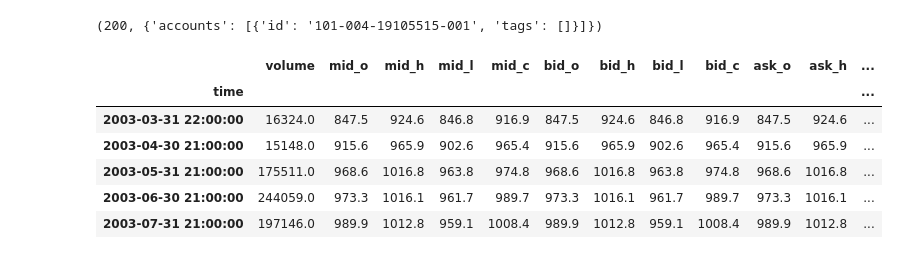
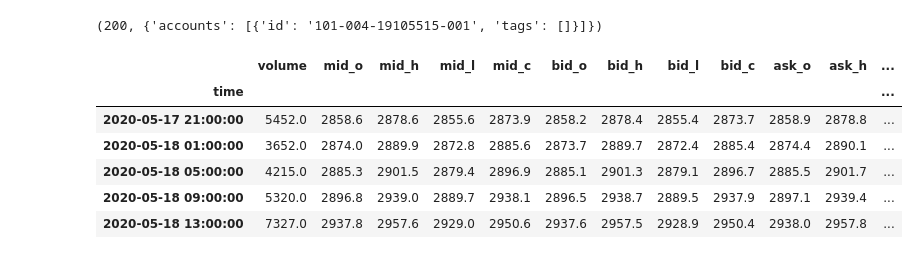
Before and after one commit to camiloblanco/AlgoTrading, a Jupyter notebook: 5_dev/04_White_Robot/White_Robot_V_1_0.ipynb, the cells around one changed output. Saved outputs shown, nothing was run; the diff lists cells and outputs as text; code cells hidden in the pictures.

```diff
--- a/5_dev/04_White_Robot/White_Robot_V_1_0.ipynb
+++ b/5_dev/04_White_Robot/White_Robot_V_1_0.ipynb
@@ -29,20 +31,21 @@ print(oandaAcc.account_list())
 (200, {'accounts': [{'id': '101-004-19105515-001', 'tags': []}]})
 # %%
 # Retrieve the index data as a time-series dataframe usign a date range
+#https://developer.oanda.com/rest-live-v20/instrument-df/#CandlestickGranularity
 asset_name="SPX500_USD"
-granularity="M"
-from_date = pd.to_datetime('1/1/2003')
-to_date  = pd.to_datetime('4/30/2021')
+granularity="H4"
+from_date = pd.to_datetime('5/16/2020')
+to_date  = pd.to_datetime('5/16/2021')
 candle_data = oandaAcc.get_candles_dates(asset_name, granularity,from_date,to_date)
 candle_data.head()
 # %% [output]
 |  | volume | mid_o | mid_h | mid_l | mid_c | bid_o | bid_h | bid_l | bid_c | ask_o | ask_h | ... |
 | time |  |  |  |  |  |  |  |  |  |  |  | ... |
-| 2003-03-31 22:00:00 | 16324.0 | 847.5 | 924.6 | 846.8 | 916.9 | 847.5 | 924.6 | 846.8 | 916.9 | 847.5 | 924.6 | ... |
-| 2003-04-30 21:00:00 | 15148.0 | 915.6 | 965.9 | 902.6 | 965.4 | 915.6 | 965.9 | 902.6 | 965.4 | 915.6 | 965.9 | ... |
-| 2003-05-31 21:00:00 | 175511.0 | 968.6 | 1016.8 | 963.8 | 974.8 | 968.6 | 1016.8 | 963.8 | 974.8 | 968.6 | 1016.8 | ... |
-| 2003-06-30 21:00:00 | 244059.0 | 973.3 | 1016.1 | 961.7 | 989.7 | 973.3 | 1016.1 | 961.7 | 989.7 | 973.3 | 1016.1 | ... |
-| 2003-07-31 21:00:00 | 197146.0 | 989.9 | 1012.8 | 959.1 | 1008.4 | 989.9 | 1012.8 | 959.1 | 1008.4 | 989.9 | 1012.8 | ... |
+| 2020-05-17 21:00:00 | 5452.0 | 2858.6 | 2878.6 | 2855.6 | 2873.9 | 2858.2 | 2878.4 | 2855.4 | 2873.7 | 2858.9 | 2878.8 | ... |
+| 2020-05-18 01:00:00 | 3652.0 | 2874.0 | 2889.9 | 2872.8 | 2885.6 | 2873.7 | 2889.7 | 2872.4 | 2885.4 | 2874.4 | 2890.1 | ... |
+| 2020-05-18 05:00:00 | 4215.0 | 2885.3 | 2901.5 | 2879.4 | 2896.9 | 2885.1 | 2901.3 | 2879.1 | 2896.7 | 2885.5 | 2901.7 | ... |
+| 2020-05-18 09:00:00 | 5320.0 | 2896.8 | 2939.0 | 2889.7 | 2938.1 | 2896.5 | 2938.7 | 2889.5 | 2937.9 | 2897.1 | 2939.4 | ... |
+| 2020-05-18 13:00:00 | 7327.0 | 2937.8 | 2957.6 | 2929.0 | 2950.6 | 2937.6 | 2957.5 | 2928.9 | 2950.4 | 2938.0 | 2957.8 | ... |
 # %%
 # Print the info of the resulting timeIndex dataframe
 candle_data.info()
```
Also changed, not shown: parts of 11 cells of this notebook, 1 other file.
